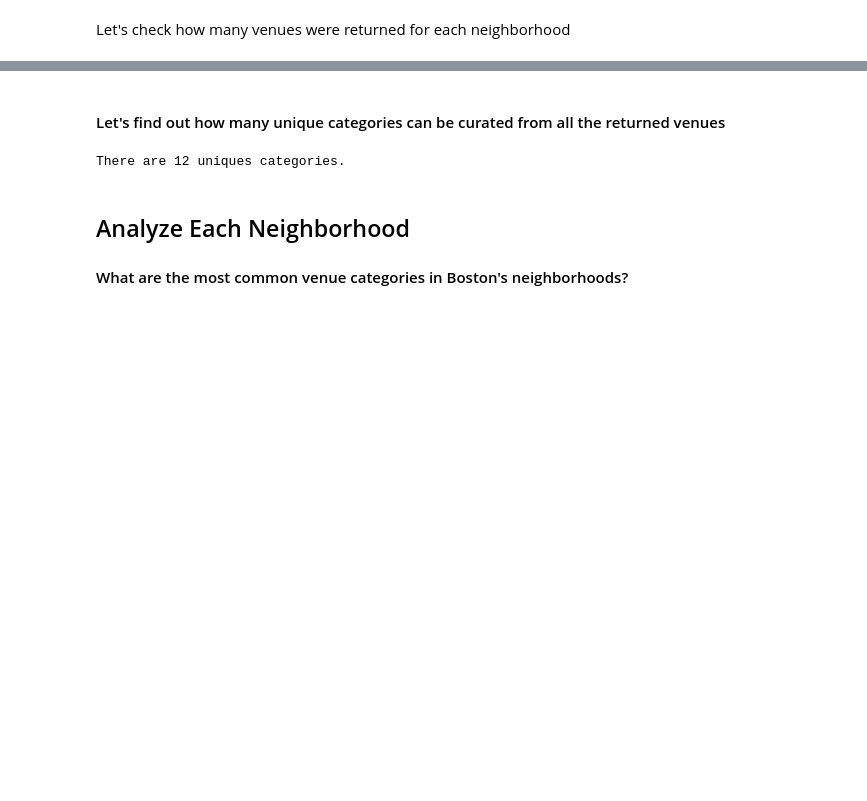
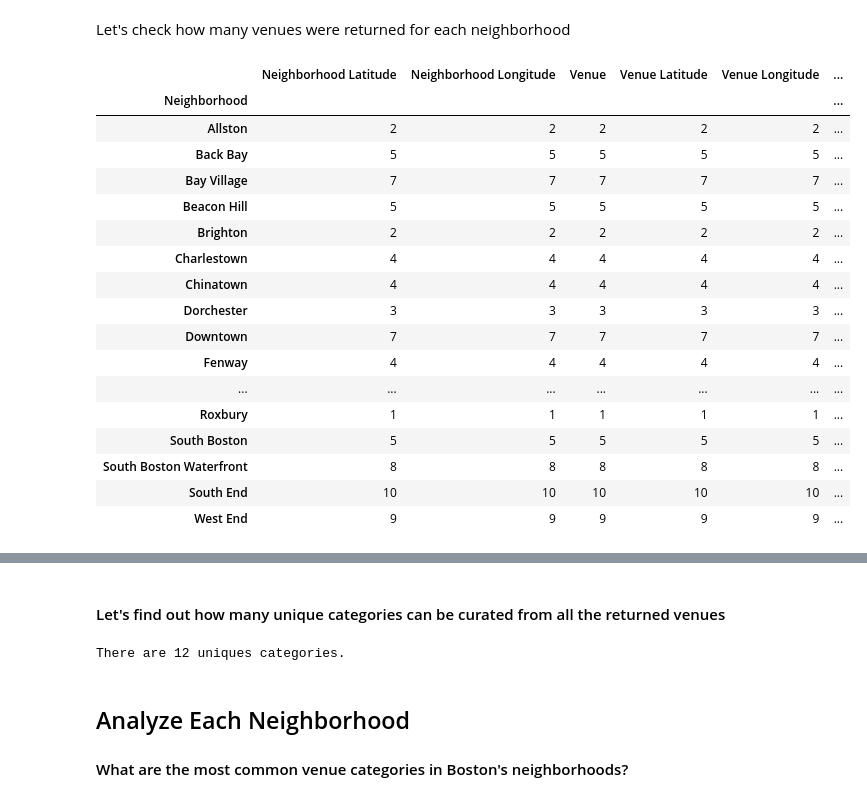
Before and after one commit to Ozzy878/Coursera_Capstone, a Jupyter notebook: Battle of the Neighborhoods/IBM_Final_CapstoneProject.ipynb, the cells around one changed output, grey strips where cells are left out. Drawn from its saved outputs; the diff is of its cells as text; code cells hidden in the pictures; blank space fills up the shorter version.

```diff
--- a/Battle of the Neighborhoods/IBM_Final_CapstoneProject.ipynb
+++ b/Battle of the Neighborhoods/IBM_Final_CapstoneProject.ipynb
@@ -350,3 +350,24 @@ boston_bar_venues.head()
 | 5 | Longwood | 42.336730 | -71.098109 | Flann O'Brien's | 42.333781 | -71.103243 | ... |
 # %% [markdown]
 Let's check how many venues were returned for each neighborhood
+# %%
+boston_bar_venues.groupby('Neighborhood').count()
+# %% [output]
+|  | Neighborhood Latitude | Neighborhood Longitude | Venue | Venue Latitude | Venue Longitude | ... |
+| Neighborhood |  |  |  |  |  | ... |
+| Allston | 2 | 2 | 2 | 2 | 2 | ... |
+| Back Bay | 5 | 5 | 5 | 5 | 5 | ... |
+| Bay Village | 7 | 7 | 7 | 7 | 7 | ... |
+| Beacon Hill | 5 | 5 | 5 | 5 | 5 | ... |
+| Brighton | 2 | 2 | 2 | 2 | 2 | ... |
+| Charlestown | 4 | 4 | 4 | 4 | 4 | ... |
+| Chinatown | 4 | 4 | 4 | 4 | 4 | ... |
+| Dorchester | 3 | 3 | 3 | 3 | 3 | ... |
+| Downtown | 7 | 7 | 7 | 7 | 7 | ... |
+| Fenway | 4 | 4 | 4 | 4 | 4 | ... |
+| ... | ... | ... | ... | ... | ... | ... |
+| Roxbury | 1 | 1 | 1 | 1 | 1 | ... |
+| South Boston | 5 | 5 | 5 | 5 | 5 | ... |
+| South Boston Waterfront | 8 | 8 | 8 | 8 | 8 | ... |
+| South End | 10 | 10 | 10 | 10 | 10 | ... |
+| West End | 9 | 9 | 9 | 9 | 9 | ... |
```
Also changed, not shown: parts of 3 cells of this notebook.
